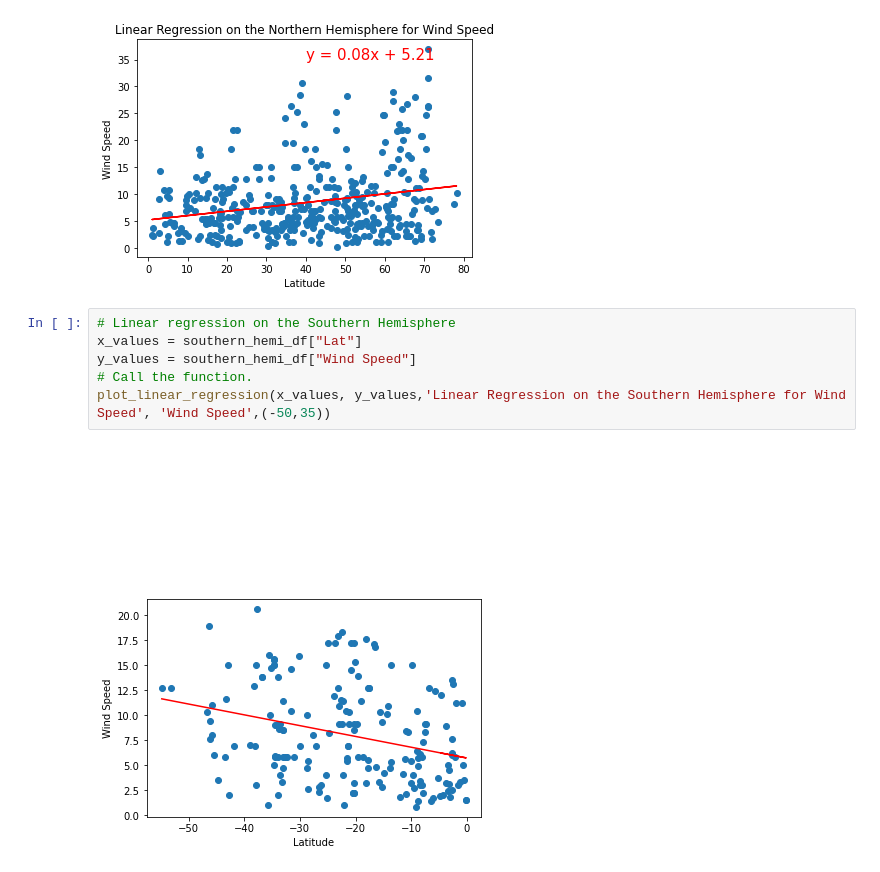
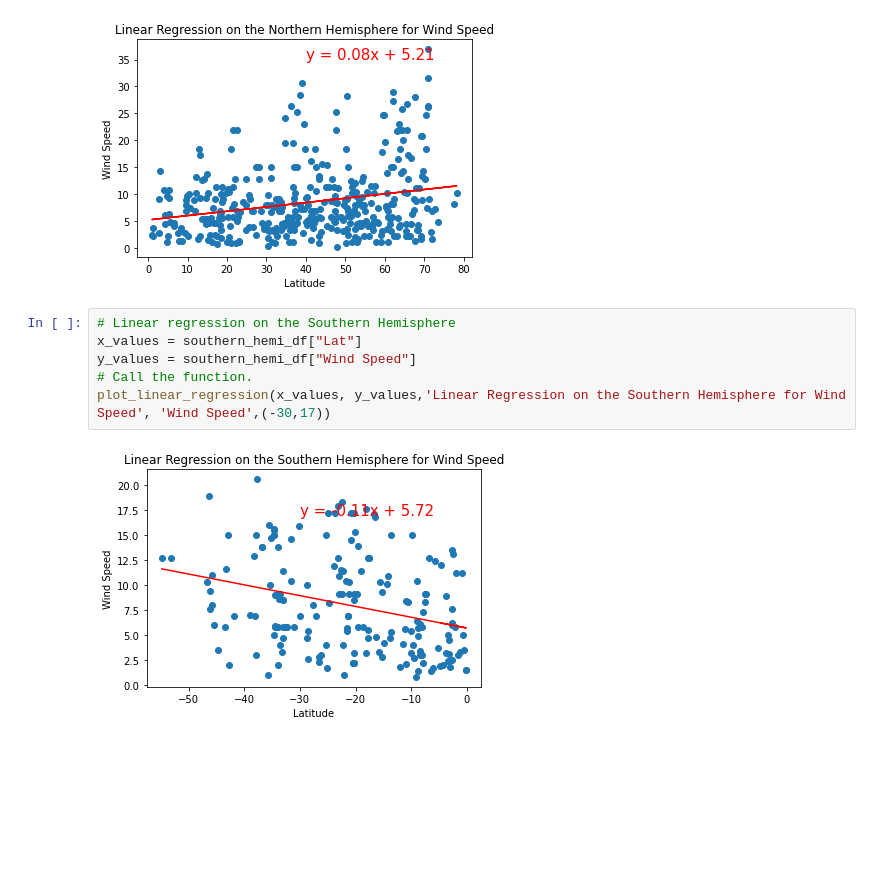
Before and after one commit to MikeHankinson/World_Weather_Analysis, a Jupyter notebook: WeatherPy.ipynb, the cells around one changed output. Drawn from its saved outputs; the diff is of its cells as text; blank space fills up the shorter version.

```diff
--- a/WeatherPy.ipynb
+++ b/WeatherPy.ipynb
@@ -425,8 +423,8 @@ plot_linear_regression(x_values, y_values,'Linear Regression on the Northern Hem
 # %%
 # Linear regression on the Southern Hemisphere
 x_values = southern_hemi_df["Lat"]
 y_values = southern_hemi_df["Wind Speed"]
 # Call the function.
-plot_linear_regression(x_values, y_values,'Linear Regression on the Southern Hemisphere for Wind Speed', 'Wind Speed',(-50,35))
+plot_linear_regression(x_values, y_values,'Linear Regression on the Southern Hemisphere for Wind Speed', 'Wind Speed',(-30,17))
 # %% [output]
-[figure, old version]
+[figure, new version]
```
Also changed, not shown: parts of 1 cell of this notebook, 16 other files.
